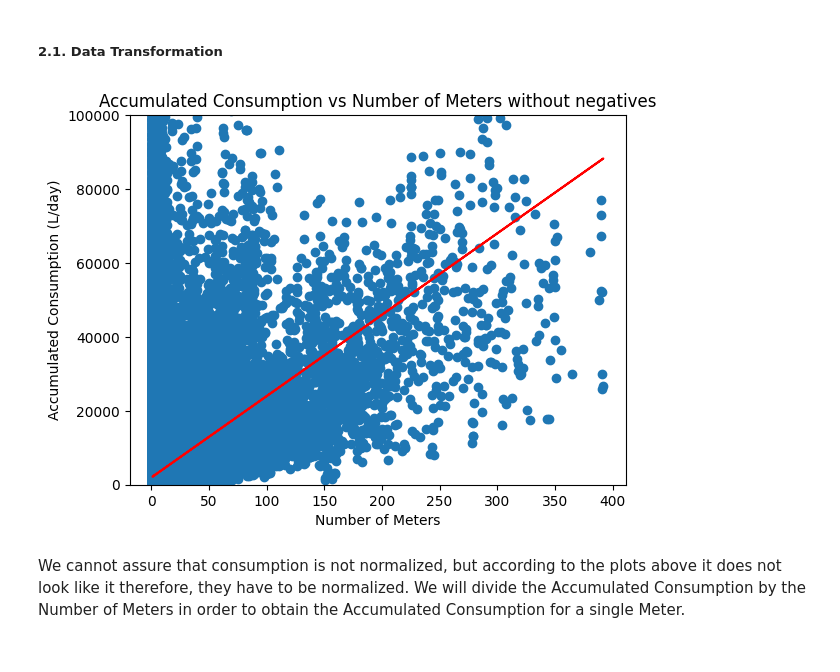
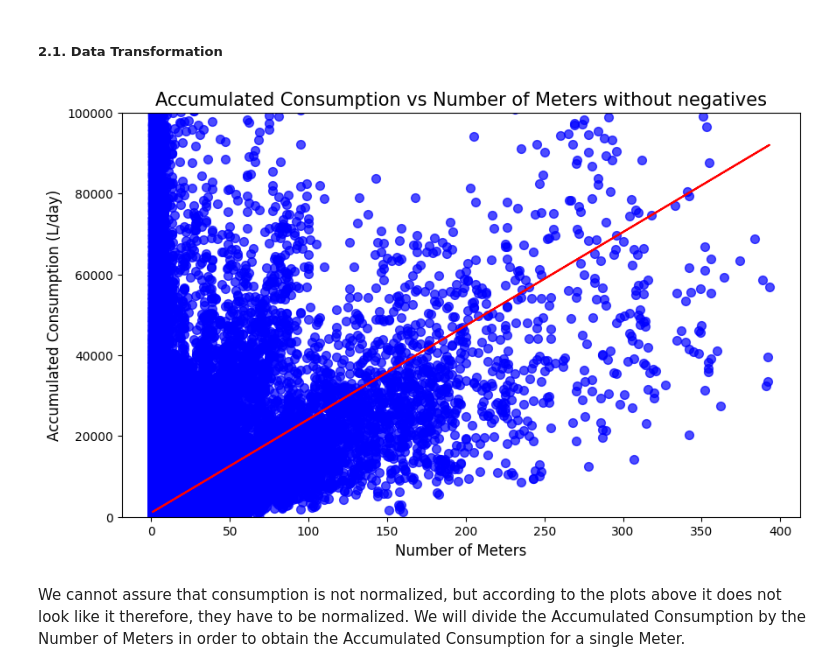
Before and after one commit to edithruizz/TFG, a Jupyter notebook: Python_Notebooks/dataset1_activitat_eco_v2.ipynb, the cells around one changed output. Drawn from its saved outputs; the diff is of its cells as text; code cells hidden in the pictures.

```diff
--- a/Python_Notebooks/dataset1_activitat_eco_v2.ipynb
+++ b/Python_Notebooks/dataset1_activitat_eco_v2.ipynb
@@ -189,24 +196,25 @@ dataset_1_act_eco.rename(columns=new_column_names, inplace=True)
 # %%
 # Randomly sample 700000 data points
 sampled_indices = np.random.choice(len(dataset_1_act_eco), size=700000, replace=False)
 sampled_data = dataset_1_act_eco.iloc[sampled_indices]
 
 # Scatter Plot for Accumulated Consumption vs Number of Meters without negatives
-plt.scatter(sampled_data['Number of meters'], sampled_data['Accumulated Consumption (L/day)'])
-plt.title('Accumulated Consumption vs Number of Meters without negatives')
-plt.xlabel('Number of Meters')
-plt.ylabel('Accumulated Consumption (L/day)')
+plt.figure(figsize=(10, 6))
+plt.scatter(sampled_data['Number of meters'], sampled_data['Accumulated Consumption (L/day)'], color='blue', marker='o', s=50, alpha=0.7, label='Data Points')
+plt.title('Accumulated Consumption vs Number of Meters without negatives', fontsize=15)
+plt.xlabel('Number of Meters', fontsize=12)
+plt.ylabel('Accumulated Consumption (L/day)', fontsize=12)
 plt.ylim(0, 100000)
 
 # Calculate the trend line
 x = sampled_data['Number of meters']
 y = sampled_data['Accumulated Consumption (L/day)']
 m, b = np.polyfit(x, y, 1)
 plt.plot(x, m*x + b, color='red')
 
 plt.show()
 # %% [output]
-[figure, old version]
+[figure, new version]
 # %% [markdown]
 We cannot assure that consumption is not normalized, but according to the plots above it does not look like it therefore, they have to be normalized. We will divide the Accumulated Consumption by the Number of Meters in order to obtain the Accumulated Consumption for a single Meter.
 # %%
```
Also changed, not shown: parts of 17 cells of this notebook, 2 other files.
